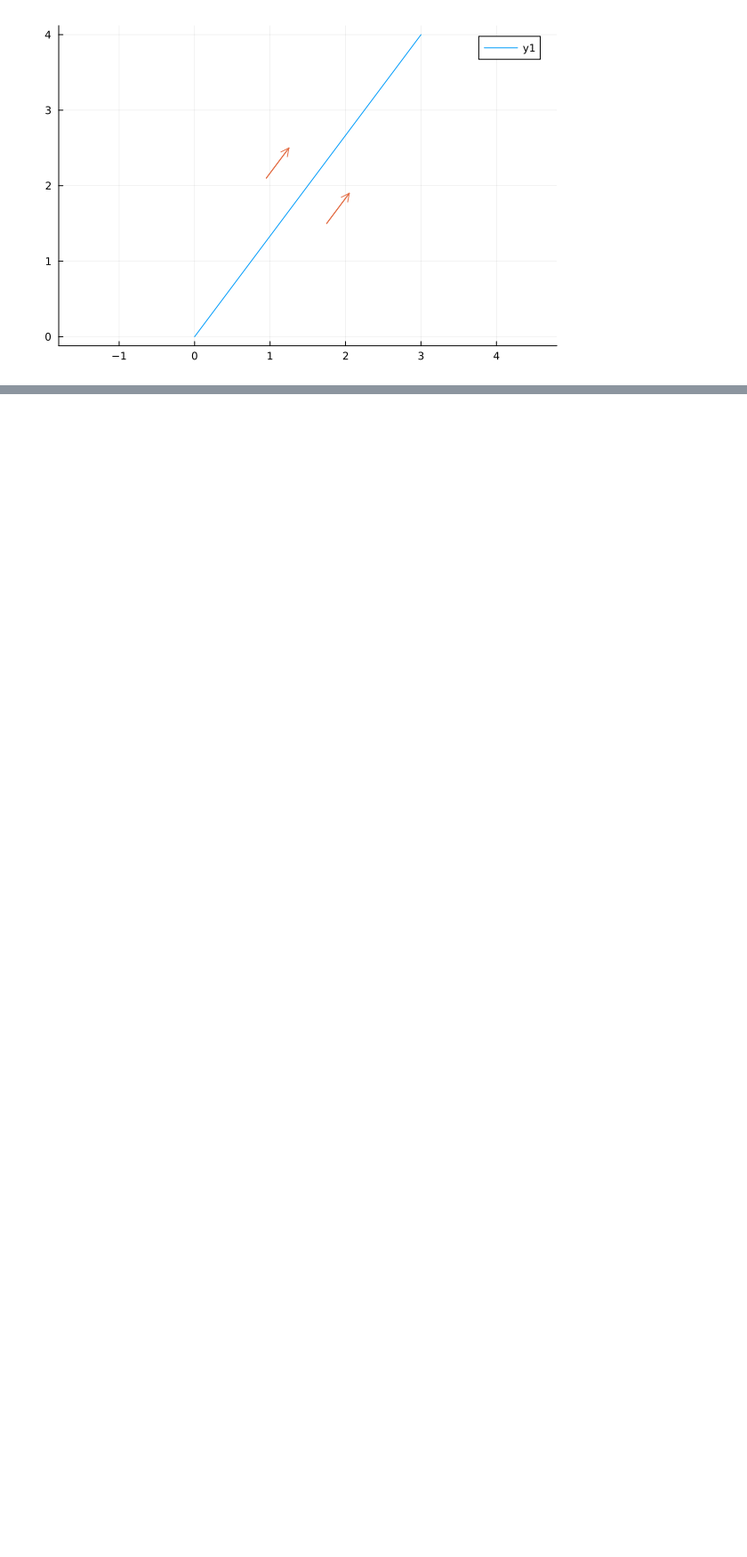
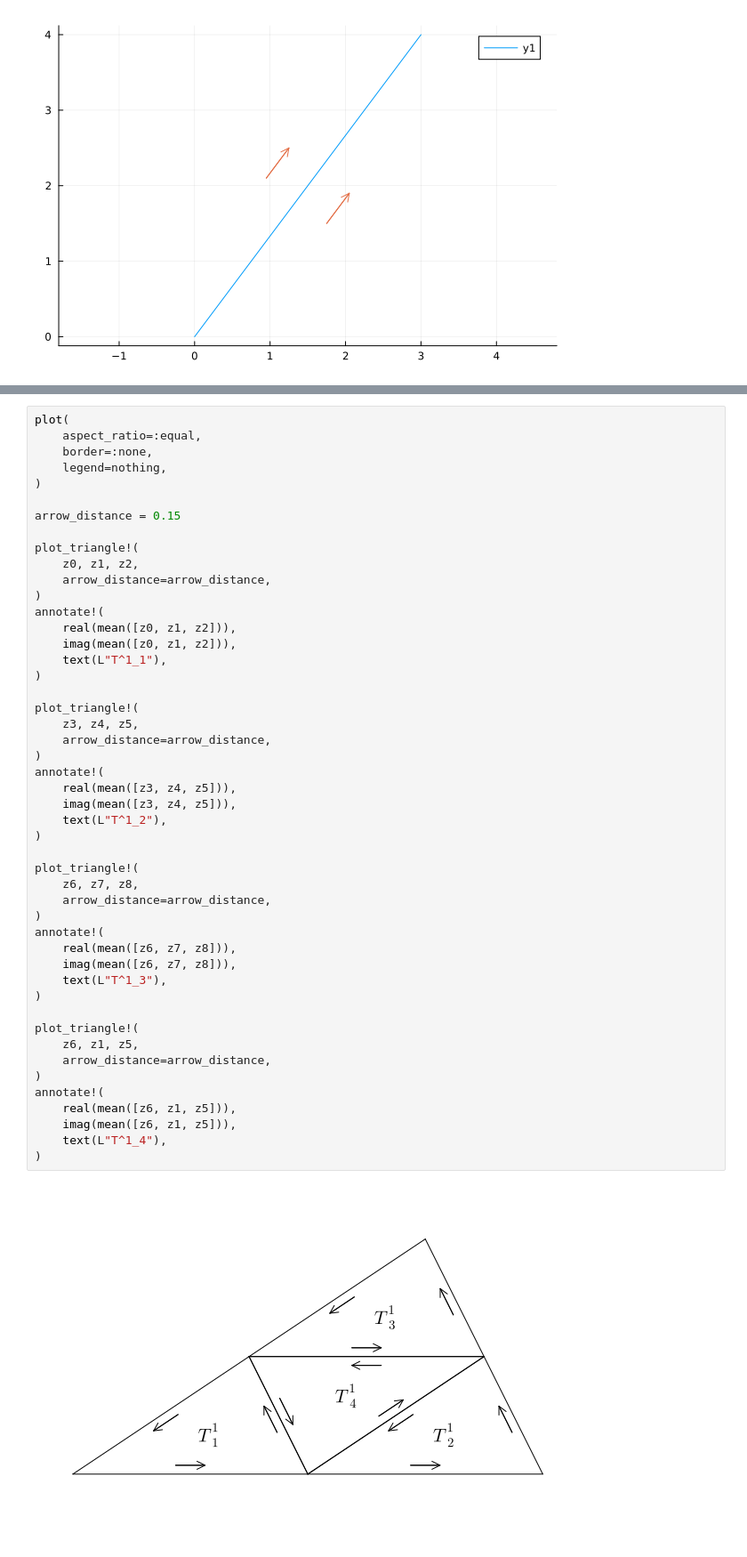
Before and after one commit to Isaac-Fate/math, a Jupyter notebook: complex-analysis/notebooks/cauchy-theorem-and-its-application/goursat-theorem.ipynb, the cells around one changed output, grey strips where cells are left out. Shown at 89% size. Drawn from its saved outputs; the diff is of its cells as text; blank space fills up the shorter version.

```diff
--- a/complex-analysis/notebooks/cauchy-theorem-and-its-application/goursat-theorem.ipynb
+++ b/complex-analysis/notebooks/cauchy-theorem-and-its-application/goursat-theorem.ipynb
@@ -209,0 +196,50 @@ plot_triangle!(
+# %%
+plot(
+    aspect_ratio=:equal,
+    border=:none,
+    legend=nothing,
+)
+
+arrow_distance = 0.15
+
+plot_triangle!(
+    z0, z1, z2,
+    arrow_distance=arrow_distance,
+)
+annotate!(
+    real(mean([z0, z1, z2])),
+    imag(mean([z0, z1, z2])),
+    text(L"T^1_1"),
+)
+
+plot_triangle!(
+    z3, z4, z5,
+    arrow_distance=arrow_distance,
+)
+annotate!(
+    real(mean([z3, z4, z5])),
+    imag(mean([z3, z4, z5])),
+    text(L"T^1_2"),
+)
+
+plot_triangle!(
+    z6, z7, z8,
+    arrow_distance=arrow_distance,
+)
+annotate!(
+    real(mean([z6, z7, z8])),
+    imag(mean([z6, z7, z8])),
+    text(L"T^1_3"),
+)
+
+plot_triangle!(
+    z6, z1, z5,
+    arrow_distance=arrow_distance,
+)
+annotate!(
+    real(mean([z6, z1, z5])),
+    imag(mean([z6, z1, z5])),
+    text(L"T^1_4"),
+)
+# %% [output]
+[figure, added]
```
Also changed, not shown: parts of 9 cells of this notebook, 6 other files.
